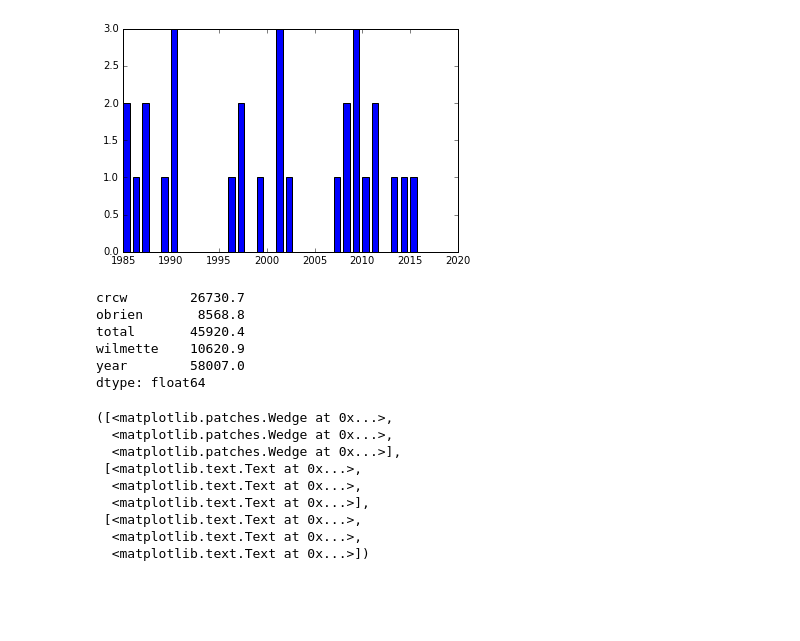
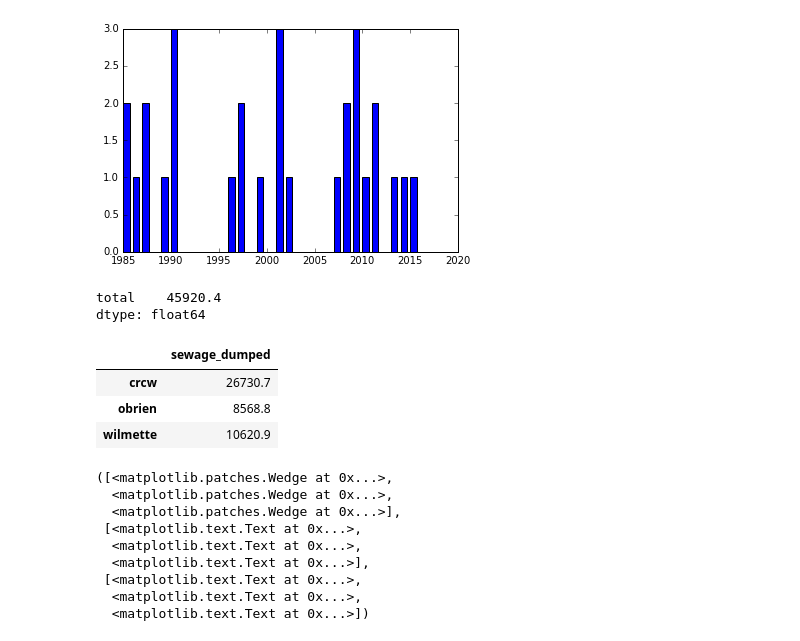
Before and after one commit to NORCatUofC/rain, a Jupyter notebook: sewer-overflows/notebooks/Parse and Analyze River Reversal and write to CSV.ipynb, the cells around one changed output. Saved outputs shown, nothing was run; the diff lists cells and outputs as text; code cells hidden in the pictures; blank space fills up the shorter version.

```diff
--- a/sewer-overflows/notebooks/Parse and Analyze River Reversal and write to CSV.ipynb
+++ b/sewer-overflows/notebooks/Parse and Analyze River Reversal and write to CSV.ipynb
@@ -136,15 +138,19 @@ plt.bar(csos_by_year.keys(), csos_by_year.values(), width, color="blue")
 # %% [output]
 <Container object of 31 artists>
 [figure]
-# %%
-csos.sum(axis=0)
-# %% [output]
-crcw        26730.7
-obrien       8568.8
-total       45920.4
-wilmette    10620.9
-year        58007.0
-dtype: float64
 # %%
 # We have dumped 46 billion gallons of sewage into Lake Michigan since 1985
+csos[['total']].sum()
+# %% [output]
+total    45920.4
+dtype: float64
+# %%
+# Compare the total sewage dumped per outfall point
+totals_by_lock = pd.DataFrame(csos[['crcw', 'obrien', 'wilmette']].sum(axis=0), columns=['sewage_dumped'])
+totals_by_lock
+# %% [output]
+|  | sewage_dumped |
+| crcw | 26730.7 |
+| obrien | 8568.8 |
+| wilmette | 10620.9 |
 # %%
```
Also changed, not shown: parts of 14 cells of this notebook, 1 other file.
